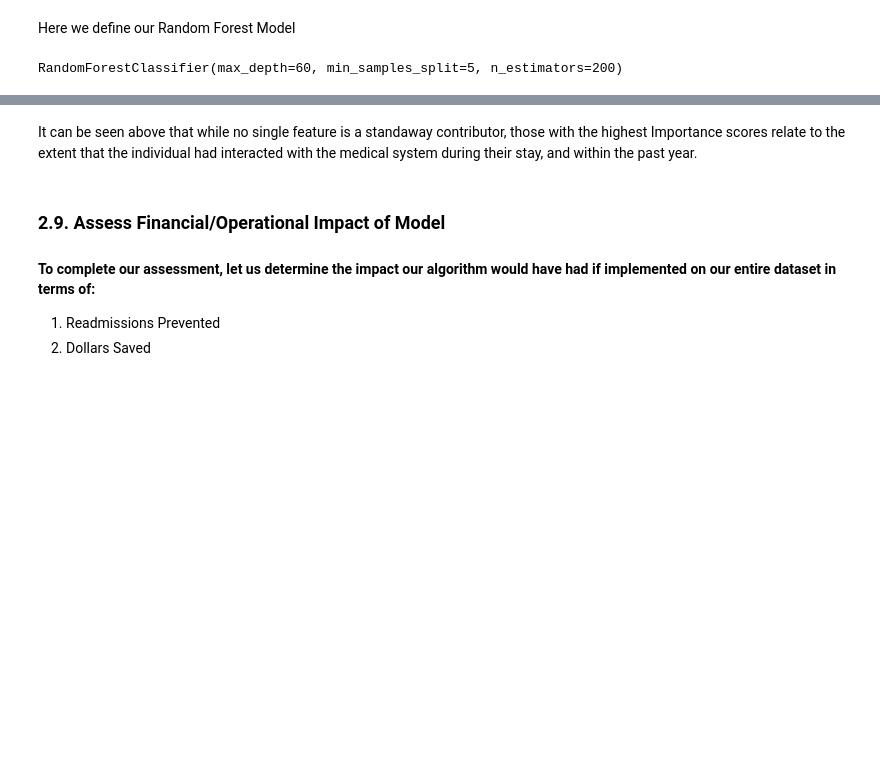
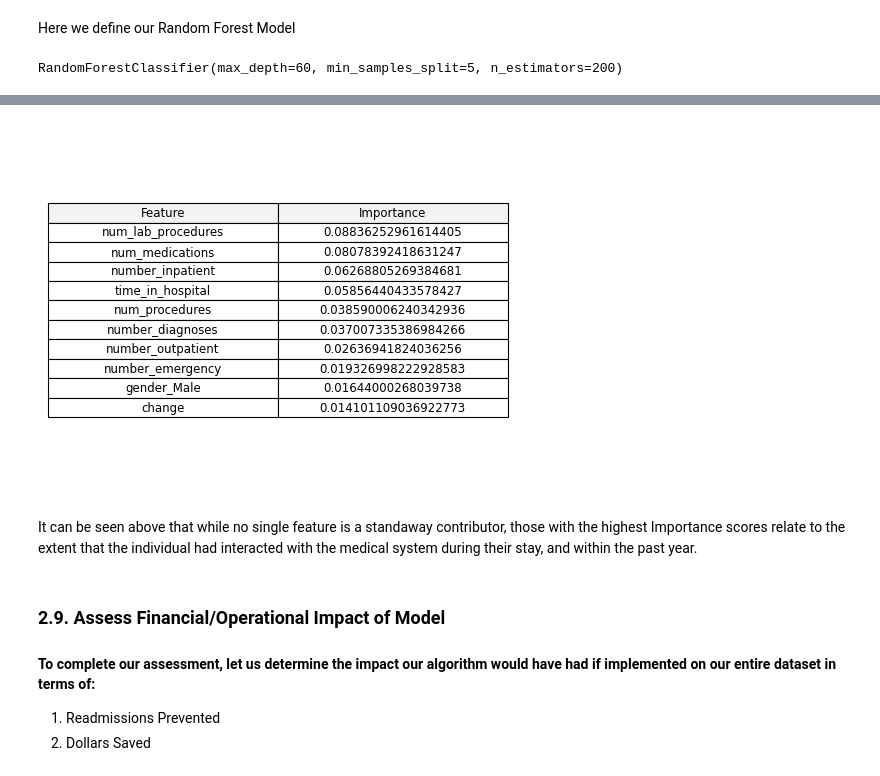
Before and after one commit to timfwater/Waterman_Projects, a Jupyter notebook: 2. XGBoost.ipynb, the cells around one changed output, grey strips where cells are left out. Saved outputs shown, nothing was run; the diff lists cells and outputs as text; code cells hidden in the pictures; blank space fills up the shorter version.

```diff
--- a/2. XGBoost.ipynb
+++ b/2. XGBoost.ipynb
@@ -682,3 +701,26 @@ FIAllDummyAllFeatures
+# %%
+top_ten_features = FIAllDummyAllFeatures.iloc[0:10,:]
+# %%
+# Render the DataFrame as a table
+fig, ax = plt.subplots(figsize=(5, 4))
+ax.axis('off')
+ax.table(cellText=top_ten_features.values, colLabels=top_ten_features.columns, cellLoc='center', loc='center', colColours=['#f3f3f3']*top_ten_features.shape[1])
+plt.tight_layout()
+
+# Save the table as a PNG image in memory
+buffer = BytesIO()
+plt.savefig(buffer, format='png')
+buffer.seek(0)
+
+# Upload the image to S3
+file_path = 'image_outputs/'
+file_name = 'Feature_Importances.png'  # Specify the desired file name in S3
+file_key = file_path + file_name
+
+#s3_client = boto3.client('s3')
+s3_client.upload_fileobj(buffer, bucket, file_key)
+# %% [output]
+[figure, added]
 # %% [markdown]
 It can be seen above that while no single feature is a standaway contributor, those with the highest Importance scores relate to the extent that the individual had interacted with the medical system during their stay, and within the past year.
 # %% [markdown]
```
Also changed, not shown: parts of 36 cells of this notebook, 1 other file.
